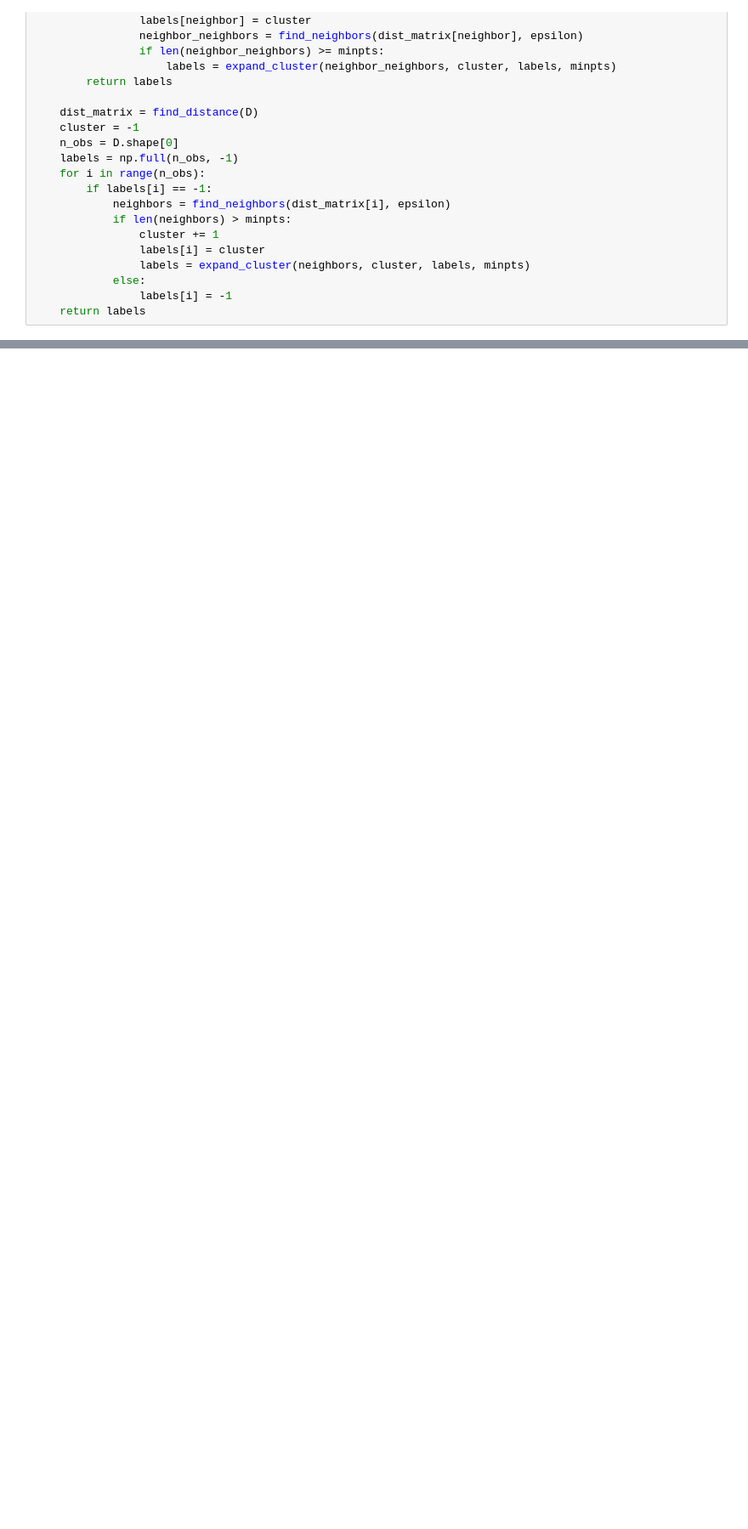
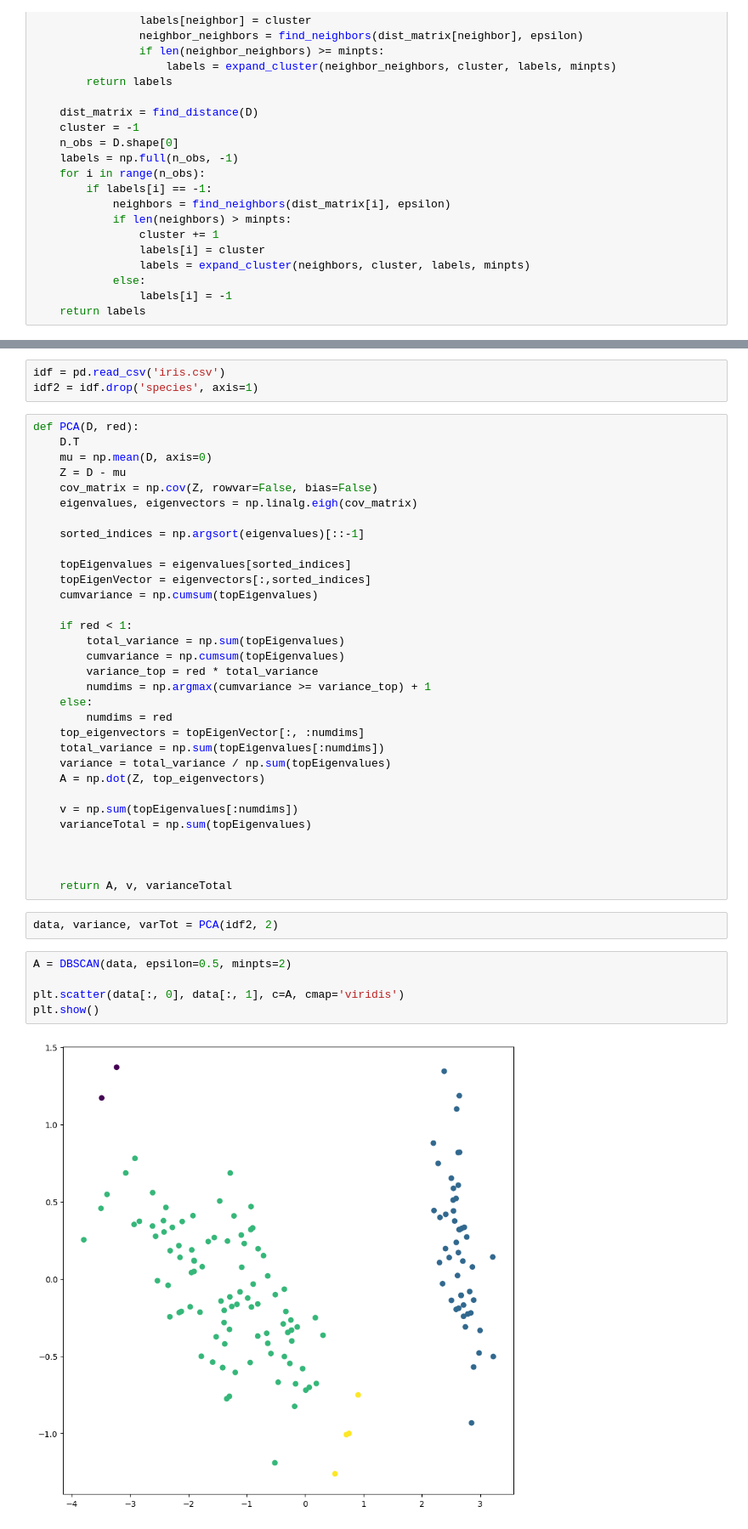
Before and after one commit to JuanDeutsch/DataSheets, a Jupyter notebook: Sheet4/bi2024-1-sheet4-JuanDeutsch-CesarGiraldo-JulianPulido.ipynb, the cells around one changed output, grey strips where cells are left out. Shown at 85% size. Saved outputs shown, nothing was run; the diff lists cells and outputs as text; blank space fills up the shorter version.

Commit message:
Añade PCA y modifica datos para punto 3.2 con DBSCAN

```diff
--- a/Sheet4/bi2024-1-sheet4-JuanDeutsch-CesarGiraldo-JulianPulido.ipynb
+++ b/Sheet4/bi2024-1-sheet4-JuanDeutsch-CesarGiraldo-JulianPulido.ipynb
@@ -241,3 +240,47 @@ plt.scatter(D['x'], D['y'], c=D['dbscan_custom'], cmap='viridis')
 plt.show()
 # %% [output]
 [figure]
+# %%
+idf = pd.read_csv('iris.csv')
+idf2 = idf.drop('species', axis=1)
+# %%
+def PCA(D, red):
+    D.T
+    mu = np.mean(D, axis=0)
+    Z = D - mu
+    cov_matrix = np.cov(Z, rowvar=False, bias=False)
+    eigenvalues, eigenvectors = np.linalg.eigh(cov_matrix)
+
+    sorted_indices = np.argsort(eigenvalues)[::-1]
+
+    topEigenvalues = eigenvalues[sorted_indices]
+    topEigenVector = eigenvectors[:,sorted_indices]
+    cumvariance = np.cumsum(topEigenvalues)
+
+    if red < 1:
+        total_variance = np.sum(topEigenvalues)
+        cumvariance = np.cumsum(topEigenvalues)
+        variance_top = red * total_variance
+        numdims = np.argmax(cumvariance >= variance_top) + 1
+    else:
+        numdims = red
+    top_eigenvectors = topEigenVector[:, :numdims]
+    total_variance = np.sum(topEigenvalues[:numdims])
+    variance = total_variance / np.sum(topEigenvalues)
+    A = np.dot(Z, top_eigenvectors)
+
+    v = np.sum(topEigenvalues[:numdims])
+    varianceTotal = np.sum(topEigenvalues)
+
+
+
+    return A, v, varianceTotal
+# %%
+data, variance, varTot = PCA(idf2, 2)
+# %%
+A = DBSCAN(data, epsilon=0.5, minpts=2)
+
+plt.scatter(data[:, 0], data[:, 1], c=A, cmap='viridis')
+plt.show()
+# %% [output]
+[figure, added]
```
Also changed, not shown: parts of 3 cells of this notebook.
